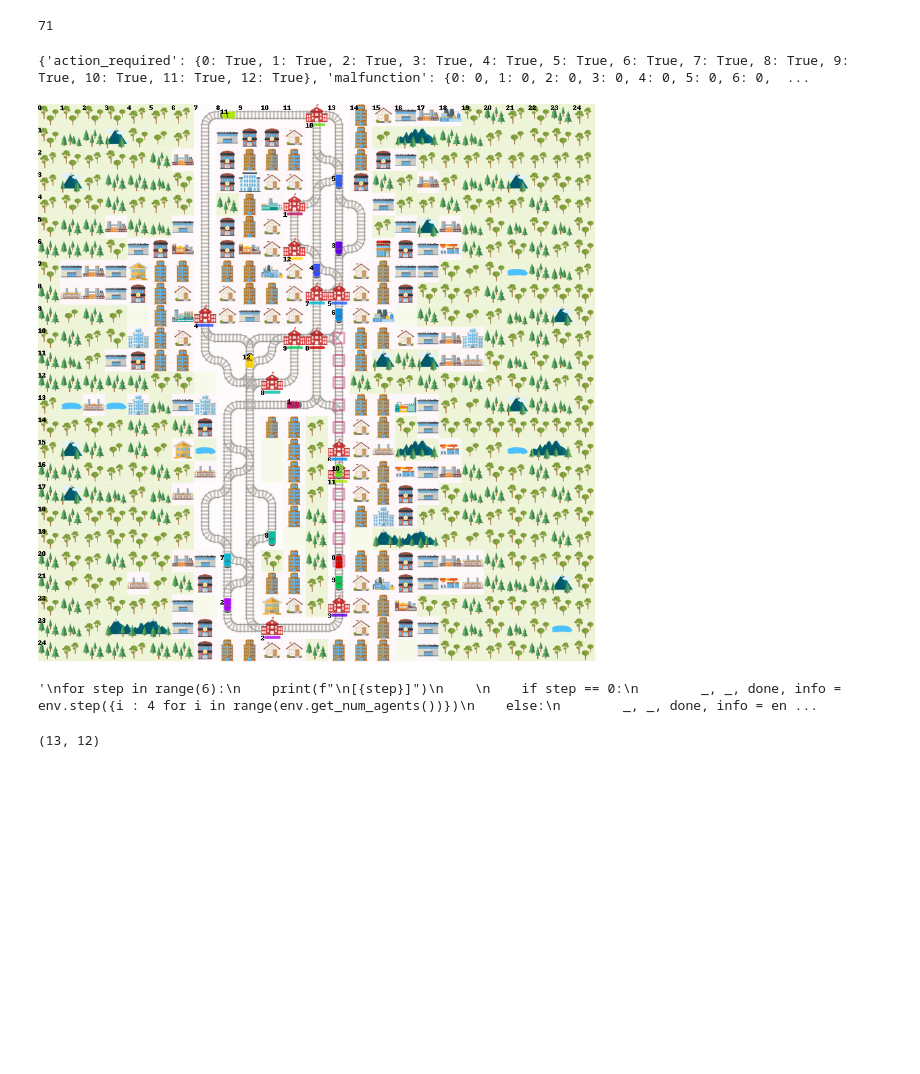
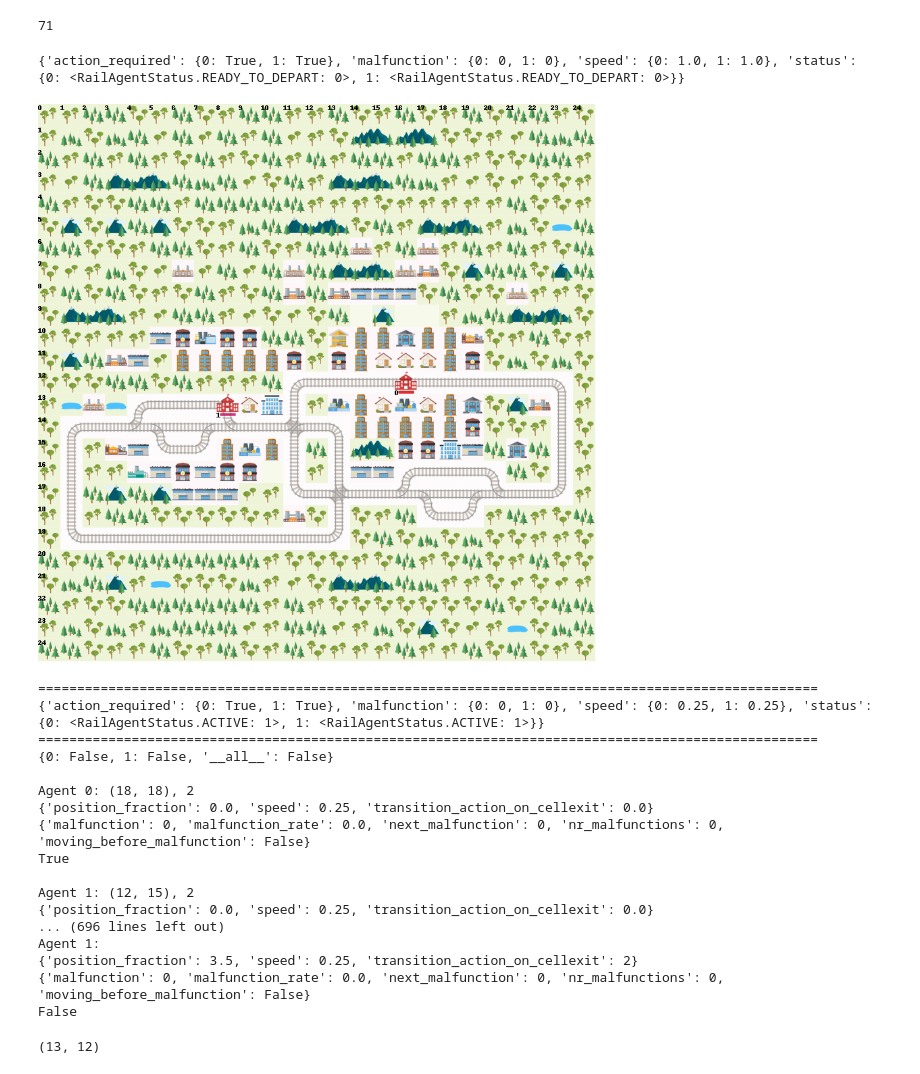
Before and after one commit to kaiserm99/Bachelor-Arbeit-KI, a Jupyter notebook: first_steps/first_steps_cbs.ipynb, the cells around one changed output. Saved outputs shown, nothing was run; the diff lists cells and outputs as text; code cells hidden in the pictures; blank space fills up the shorter version.

```diff
--- a/first_steps/first_steps_cbs.ipynb
+++ b/first_steps/first_steps_cbs.ipynb
@@ -185,7 +185,7 @@ def render_env(env):
     for i in range(env.get_num_agents()):
 
         if i == 1:
-            env.dev_obs_dict[i] = [(20,13,0), (19,13,0), (18,13,0), (17,13,0), (16,13,0), (15,13,0), (14,13,0), (13,13,0), (12,13,0), (11,13,0), (10,13,0), (10,12,3)]
+            env.dev_obs_dict[i] = []
 
         else:
             env.dev_obs_dict[i] = []
@@ -236,11 +236,11 @@ def set_speed(env, speed_ration_map):
 
 speed_ration_map = {1.: .0,
                             1. / 2.: 0.,
-                            1. / 3.: 1.,
-                            1. / 4.: 0.}
+                            1. / 3.: 0.,
+                            1. / 4.: 1.}
 
 stochastic_data = MalfunctionParameters(
-                  malfunction_rate=1/4,
+                  malfunction_rate=1/40,
                   min_duration=3,
                   max_duration=4
         )
@@ -249,17 +249,15 @@ stochastic_data = MalfunctionParameters(
 env = RailEnv(
         width=0,
         height=0,
-        rail_generator=rail_from_file("../scratch/test-envs/Test_0/Level_0.pkl"),
-        number_of_agents=13,
+        rail_generator=rail_from_file("../scratch/test-envs/Test_6/Level_0.pkl"),
+        number_of_agents=2,
         #malfunction_generator=ParamMalfunctionGen(stochastic_data)
     )
 
 
 _, info = env.reset()
-# set_speed(env, speed_ration_map)
+set_speed(env, speed_ration_map)
 print(info)
-
-_, _, done, info = env.step({i : 2 for i in range(env.get_num_agents())})
 
 
 render_env(env)
@@ -272,40 +270,75 @@ for step in range(6):
         _, _, done, info = env.step({i : 4 for i in range(env.get_num_agents())})
     else:
         _, _, done, info = env.step({i : 4 for i in range(env.get_num_agents())})
 
     print(info)
     print(done)
     for handle, a in enumerate(env.agents):
         print(f"\nAgent {handle}:")
         print(a.speed_data)
         print(a.malfunction_data)
         print(env.action_required(a))
+"""
 
-for step in range(4):
-    _, _, done, info = env.step({i : 2 for i in range(env.get_num_agents())})
+for step in range(0):
+    _, _, done, info = env.step( {0 : 2, 1 : 0})
 
+    print(100*"=")
     print(info)
+    print(100*"=")
     print(done)
     for handle, a in enumerate(env.agents):
-        print(f"\nAgent {handle}:")
+        print(f"\nAgent {handle}: {a.position}, {4}")
         print(a.speed_data)
         print(a.malfunction_data)
         print(env.action_required(a))
+
+    # render_env(env)
+
+for step in range(50):
+    _, _, done, info = env.step({i : 2 for i in range(env.get_num_agents())})
+
+    print(100*"=")
+    print(info)
+    print(100*"=")
+    print(done)
+    for handle, a in enumerate(env.agents):
+        print(f"\nAgent {handle}: {a.position}, {2}")
+        print(a.speed_data)
+        print(a.malfunction_data)
+        print(env.action_required(a))
+
+    #render_env(env)
 
 _, _, done, info = env.step({i : 2 for i in range(env.get_num_agents())})
 
 print(info)
 print(done)
 for handle, a in enumerate(env.agents):
     print(f"\nAgent {handle}:")
     print(a.speed_data)
     print(a.malfunction_data)
     print(env.action_required(a))
-"""
 # %% [output]
-{'action_required': {0: True, 1: True, 2: True, 3: True, 4: True, 5: True, 6: True, 7: True, 8: True, 9: True, 10: True, 11: True, 12: True}, 'malfunction': {0: 0, 1: 0, 2: 0, 3: 0, 4: 0, 5: 0, 6: 0,  ...
+{'action_required': {0: True, 1: True}, 'malfunction': {0: 0, 1: 0}, 'speed': {0: 1.0, 1: 1.0}, 'status': {0: <RailAgentStatus.READY_TO_DEPART: 0>, 1: <RailAgentStatus.READY_TO_DEPART: 0>}}
-[figure, old version]
+[figure, new version]
-'\nfor step in range(6):\n    print(f"\n[{step}]")\n    \n    if step == 0:\n        _, _, done, info = env.step({i : 4 for i in range(env.get_num_agents())})\n    else:\n        _, _, done, info = en ...
+====================================================================================================
+{'action_required': {0: True, 1: True}, 'malfunction': {0: 0, 1: 0}, 'speed': {0: 0.25, 1: 0.25}, 'status': {0: <RailAgentStatus.ACTIVE: 1>, 1: <RailAgentStatus.ACTIVE: 1>}}
+====================================================================================================
+{0: False, 1: False, '__all__': False}
+
+Agent 0: (18, 18), 2
+{'position_fraction': 0.0, 'speed': 0.25, 'transition_action_on_cellexit': 0.0}
+{'malfunction': 0, 'malfunction_rate': 0.0, 'next_malfunction': 0, 'nr_malfunctions': 0, 'moving_before_malfunction': False}
+True
+
+Agent 1: (12, 15), 2
+{'position_fraction': 0.0, 'speed': 0.25, 'transition_action_on_cellexit': 0.0}
+... (696 lines left out)
+Agent 1:
+{'position_fraction': 3.5, 'speed': 0.25, 'transition_action_on_cellexit': 2}
+{'malfunction': 0, 'malfunction_rate': 0.0, 'next_malfunction': 0, 'nr_malfunctions': 0, 'moving_before_malfunction': False}
+False
 # %%
 env.agents[6].target
 # %% [output]
```
Also changed, not shown: parts of 1 cell of this notebook, 8 other files.
